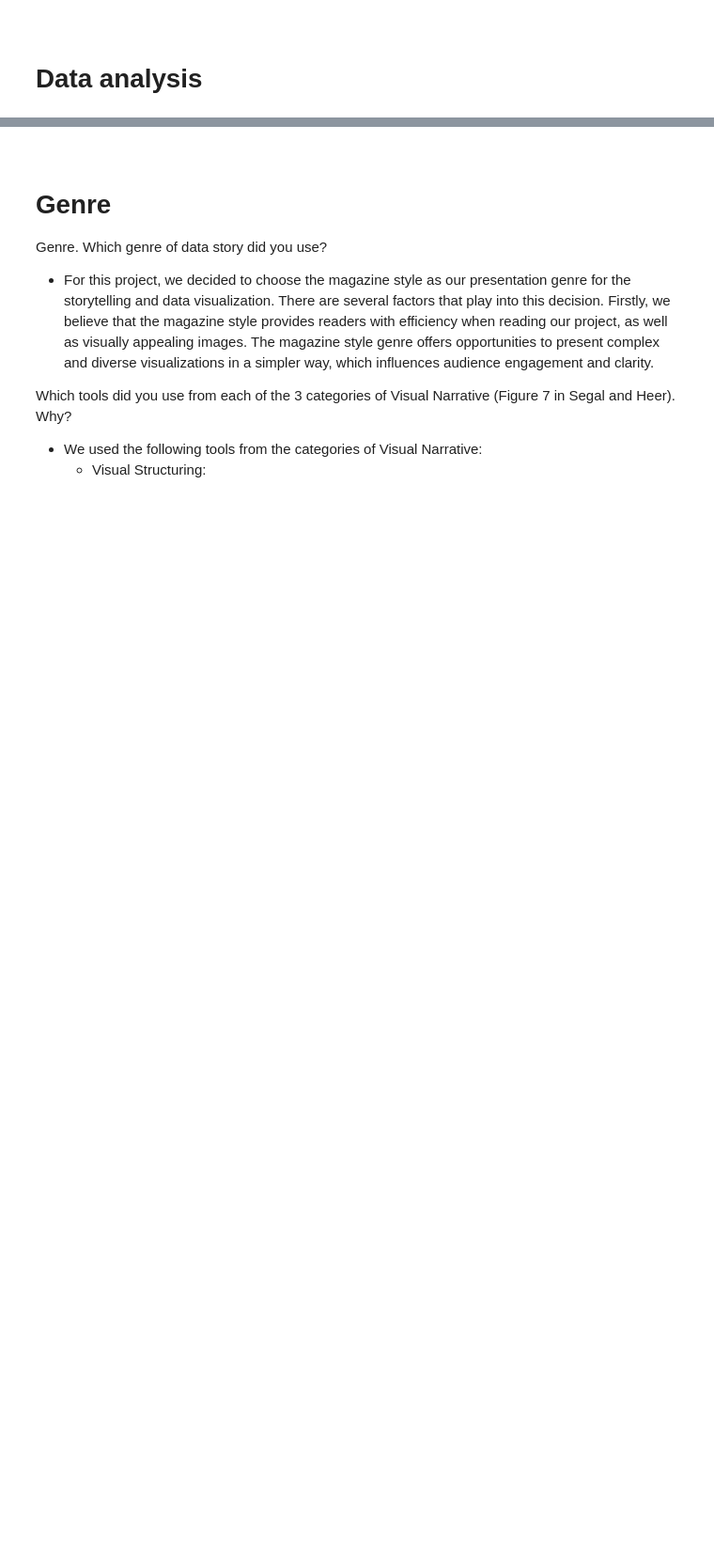
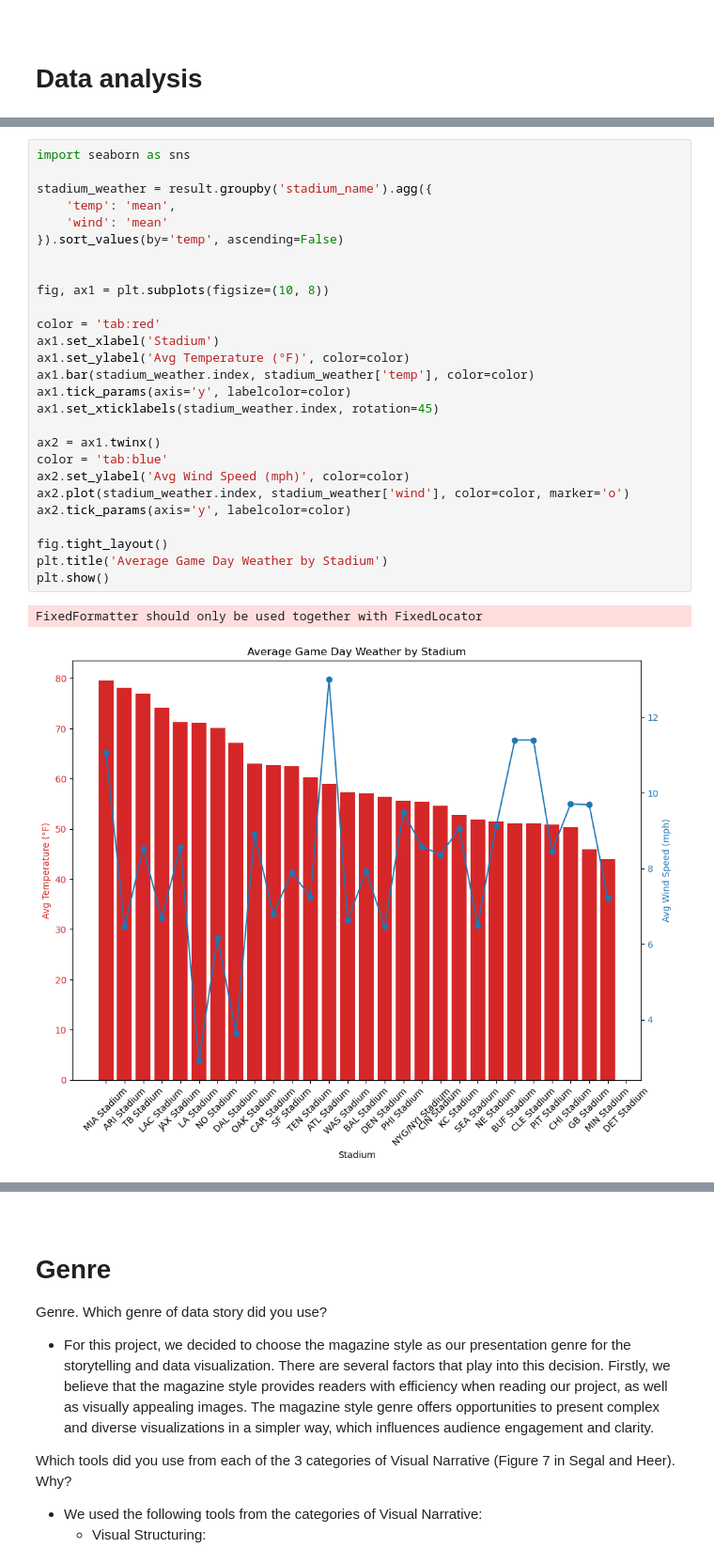
Before and after one commit to BrylliDTU/social_data, a Jupyter notebook: Final_report.ipynb, the cells around one changed output, grey strips where cells are left out. Shown at 94% size. Saved outputs shown, nothing was run; the diff lists cells and outputs as text; blank space fills up the shorter version.

```diff
--- a/Final_report.ipynb
+++ b/Final_report.ipynb
@@ -195,0 +323,30 @@ result.describe()
+# %%
+import seaborn as sns
+
+stadium_weather = result.groupby('stadium_name').agg({
+    'temp': 'mean',
+    'wind': 'mean'
+}).sort_values(by='temp', ascending=False)
+
+
+fig, ax1 = plt.subplots(figsize=(10, 8))
+
+color = 'tab:red'
+ax1.set_xlabel('Stadium')
+ax1.set_ylabel('Avg Temperature (°F)', color=color)
+ax1.bar(stadium_weather.index, stadium_weather['temp'], color=color)
+ax1.tick_params(axis='y', labelcolor=color)
+ax1.set_xticklabels(stadium_weather.index, rotation=45)
+
+ax2 = ax1.twinx()
+color = 'tab:blue'
+ax2.set_ylabel('Avg Wind Speed (mph)', color=color)
+ax2.plot(stadium_weather.index, stadium_weather['wind'], color=color, marker='o')
+ax2.tick_params(axis='y', labelcolor=color)
+
+fig.tight_layout()
+plt.title('Average Game Day Weather by Stadium')
+plt.show()
+# %% [output]
+FixedFormatter should only be used together with FixedLocator
+[figure, added]
```
Also changed, not shown: parts of 25 cells of this notebook.
